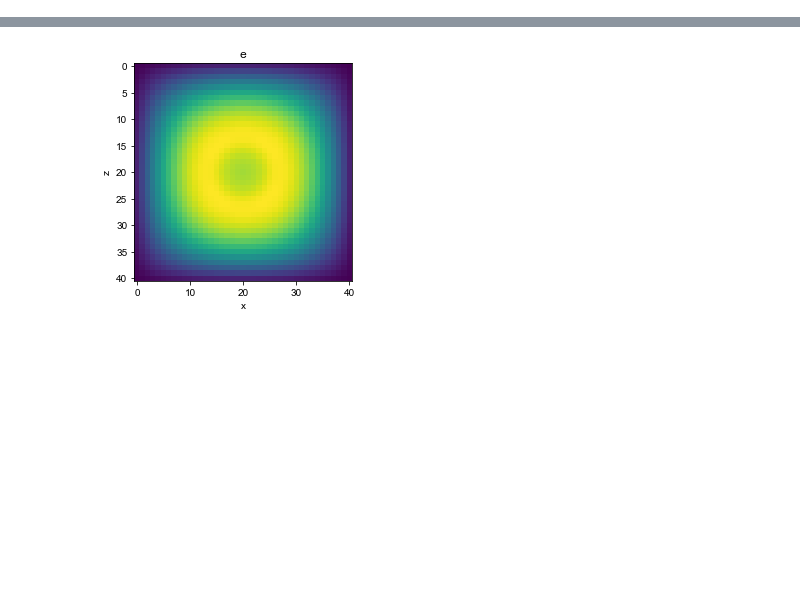
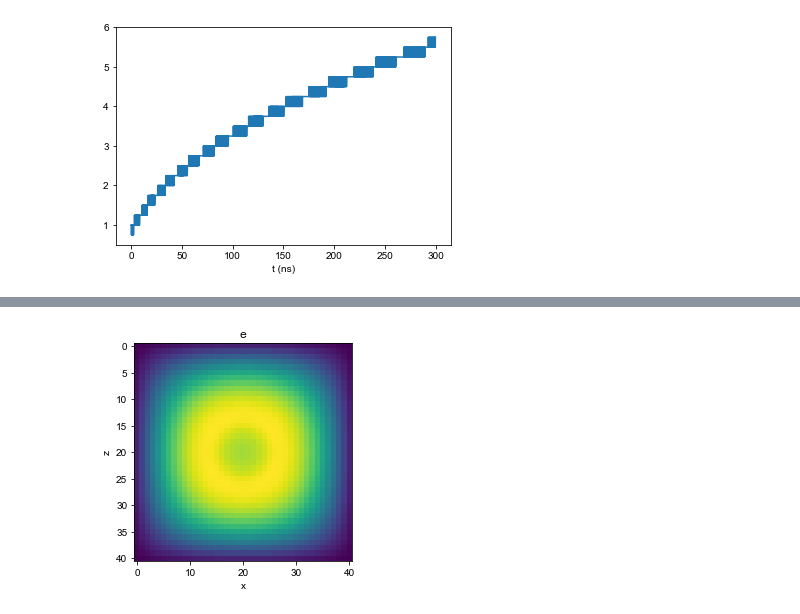
Before and after one commit to ErikHogenbirk/RecSim, a Jupyter notebook: RecSim.ipynb, the cells around one changed output, grey strips where cells are left out. Cells and saved outputs as stored; diff of their text form; code cells hidden in the pictures; blank space fills up the shorter version.

```diff
--- a/RecSim.ipynb
+++ b/RecSim.ipynb
@@ -150,0 +360,4 @@ class RecSim():
+# %%
+rs.plot_t('e_z_sigma')
+# %% [output]
+[figure, added]
```
Also changed, not shown: parts of 21 cells of this notebook.
